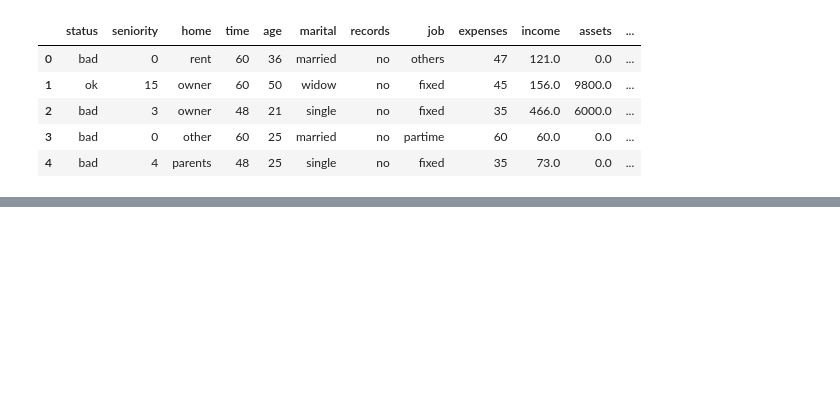
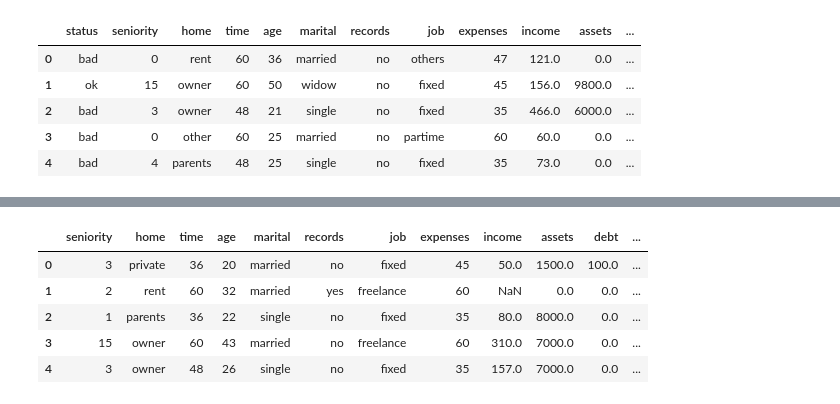
Before and after one commit to GonzalezMada/machine-learning-zoomcamp2025-homework, a Jupyter notebook: 06-Trees/Decision_Trees_and_Ensemble_Learning.ipynb, the cells around one changed output, grey strips where cells are left out. Drawn from its saved outputs; the diff is of its cells as text; code cells hidden in the pictures; blank space fills up the shorter version.

```diff
--- a/06-Trees/Decision_Trees_and_Ensemble_Learning.ipynb
+++ b/06-Trees/Decision_Trees_and_Ensemble_Learning.ipynb
@@ -151,0 +160,9 @@ df_balanced.head()
+# %%
+from sklearn.model_selection import train_test_split
+
+df_fulltrain, df_test = train_test_split(df_balanced, test_size=0.2, random_state=11)
+df_train, df_val = train_test_split(df_fulltrain, test_size=0.25, random_state=11)
+
+df_train = df_train.reset_index(drop=True)
+df_val = df_val.reset_index(drop=True)
+df_test = df_test.reset_index(drop=True)
@@ -151,0 +207,9 @@ df_balanced.head()
+# %%
+df_train.head()
+# %% [output]
+|  | seniority | home | time | age | marital | records | job | expenses | income | assets | debt | ... |
+| 0 | 3 | private | 36 | 20 | married | no | fixed | 45 | 50.0 | 1500.0 | 100.0 | ... |
+| 1 | 2 | rent | 60 | 32 | married | yes | freelance | 60 | NaN | 0.0 | 0.0 | ... |
+| 2 | 1 | parents | 36 | 22 | single | no | fixed | 35 | 80.0 | 8000.0 | 0.0 | ... |
+| 3 | 15 | owner | 60 | 43 | married | no | freelance | 60 | 310.0 | 7000.0 | 0.0 | ... |
+| 4 | 3 | owner | 48 | 26 | single | no | fixed | 35 | 157.0 | 7000.0 | 0.0 | ... |
```
Also changed, not shown: parts of 19 cells of this notebook.
